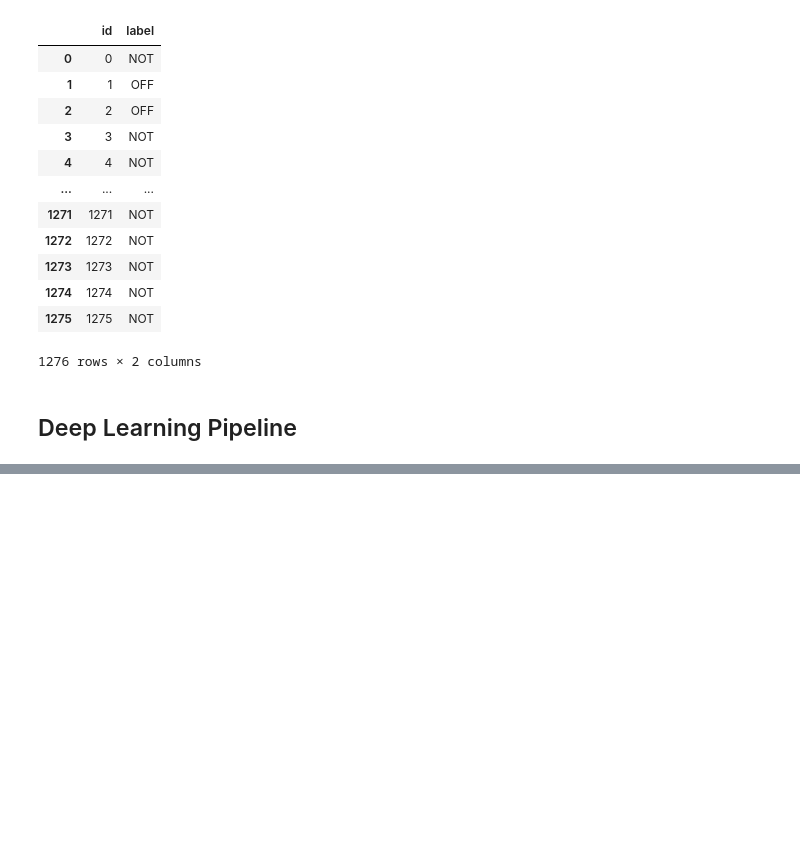
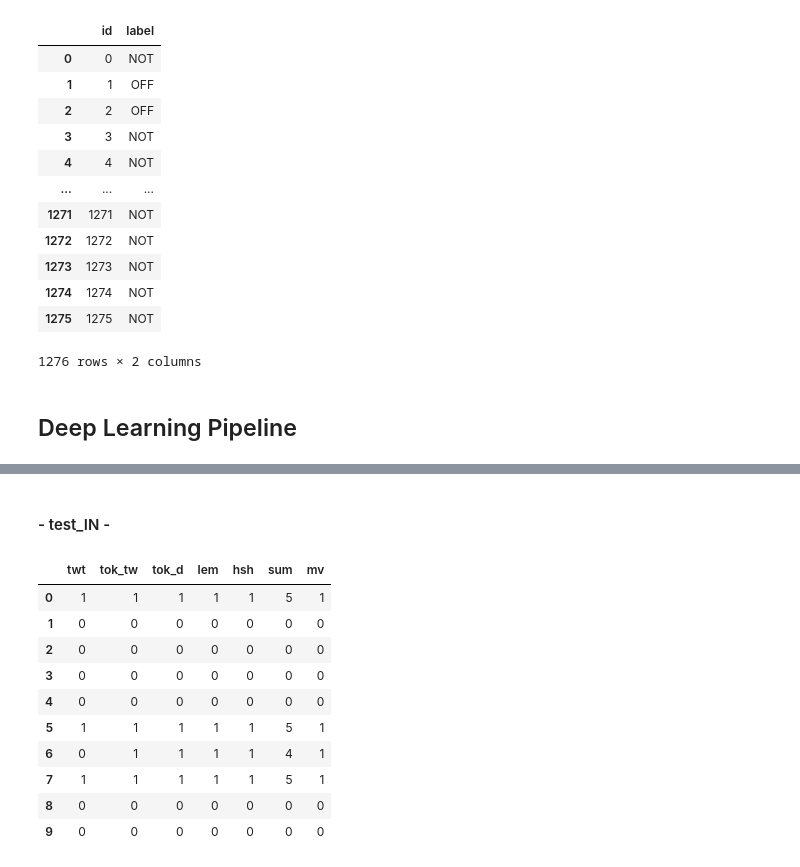
Before and after one commit to SiebeBrouwer/NLP_Group2_StillProcessing, a Jupyter notebook: __NLP_Project.ipynb, the cells around one changed output, grey strips where cells are left out. Saved outputs shown, nothing was run; the diff lists cells and outputs as text; code cells hidden in the pictures; blank space fills up the shorter version.

```diff
--- a/__NLP_Project.ipynb
+++ b/__NLP_Project.ipynb
@@ -3077,0 +2988,2 @@ test_output1.to_csv(r'drive/MyDrive/NLP2022/NLP_Project/test_TEXTGAIN_neural.csv
+# %% [markdown]
+#### - test_IN -
@@ -3077,0 +3025,24 @@ test_output1.to_csv(r'drive/MyDrive/NLP2022/NLP_Project/test_TEXTGAIN_neural.csv
+# %%
+#MAJORITY VOTE
+
+mv_df['mv'] = ''
+
+for index, row in mv_df.iterrows():
+    if row['sum'] <= 2:
+        mv_df.at[index, 'mv'] = 0     #If only two or fewer models label the input as offensive, the input is labeled as non-offensive
+    elif row['sum'] >= 3:
+        mv_df.at[index, 'mv'] = 1     #If three or more models label the input as offensive, the input is labeled as offensive
+
+mv_df.head(10)
+# %% [output]
+|  | twt | tok_tw | tok_d | lem | hsh | sum | mv |
+| 0 | 1 | 1 | 1 | 1 | 1 | 5 | 1 |
+| 1 | 0 | 0 | 0 | 0 | 0 | 0 | 0 |
+| 2 | 0 | 0 | 0 | 0 | 0 | 0 | 0 |
+| 3 | 0 | 0 | 0 | 0 | 0 | 0 | 0 |
+| 4 | 0 | 0 | 0 | 0 | 0 | 0 | 0 |
+| 5 | 1 | 1 | 1 | 1 | 1 | 5 | 1 |
+| 6 | 0 | 1 | 1 | 1 | 1 | 4 | 1 |
+| 7 | 1 | 1 | 1 | 1 | 1 | 5 | 1 |
+| 8 | 0 | 0 | 0 | 0 | 0 | 0 | 0 |
+| 9 | 0 | 0 | 0 | 0 | 0 | 0 | 0 |
```
Also changed, not shown: parts of 164 cells of this notebook.
